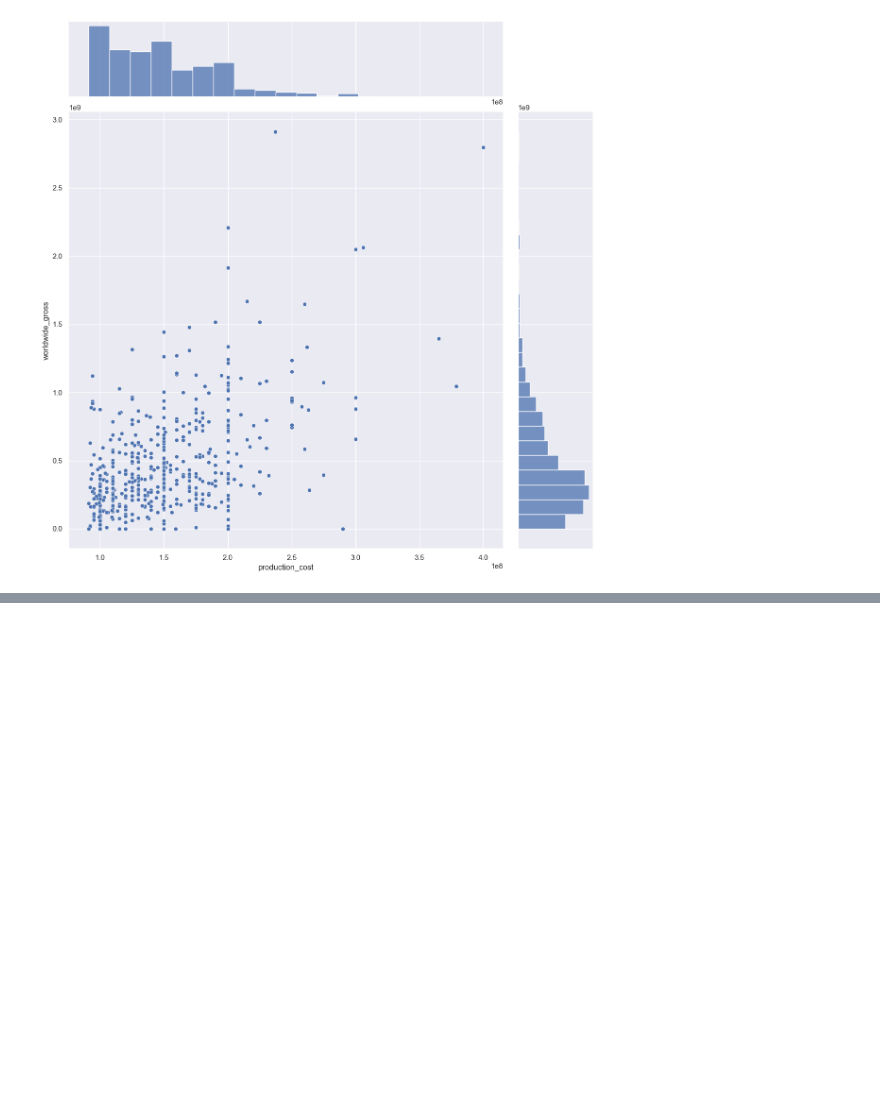
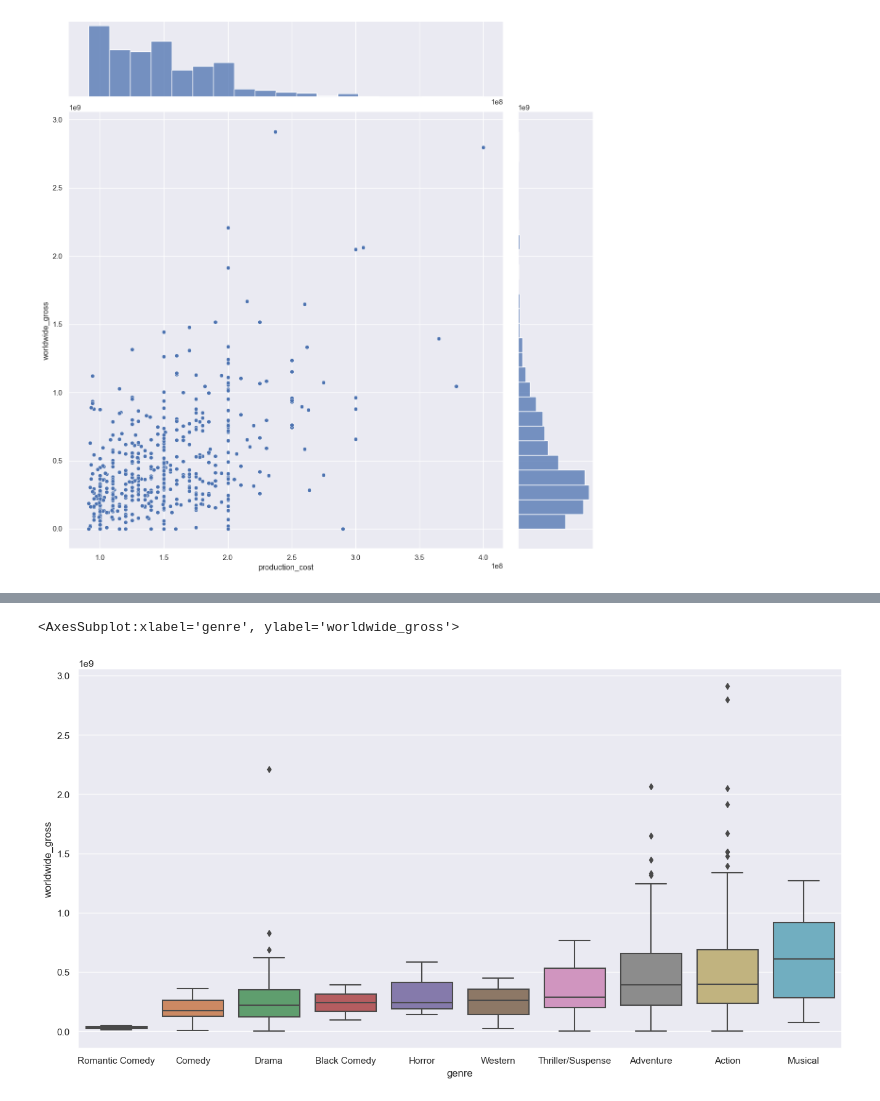
Before and after one commit to emonemoboiii/SC1015-Project-C126-Team1, a Jupyter notebook: Predicting Movie Budget Project.ipynb, the cells around one changed output, grey strips where cells are left out. Saved outputs shown, nothing was run; the diff lists cells and outputs as text; code cells hidden in the pictures; blank space fills up the shorter version.

```diff
--- a/Predicting Movie Budget Project.ipynb
+++ b/Predicting Movie Budget Project.ipynb
@@ -119,0 +224,3 @@ jointDFruntime.corr()
+# %%
+movieCatData = pd.concat([movieCatData, movieData["worldwide_gross"]], axis = 1).reindex(movieCatData.index)
+movieCatData.head()
@@ -119,0 +234,7 @@ jointDFruntime.corr()
+# %%
+f = plt.figure(figsize=(16, 8))
+sb.boxplot(x = 'genre', y = 'worldwide_gross', data = movieCatData,
+           order = movieCatData.groupby('genre')['worldwide_gross'].median().sort_values().index)
+# %% [output]
+<AxesSubplot:xlabel='genre', ylabel='worldwide_gross'>
+[figure, added]
```
Also changed, not shown: parts of 18 cells of this notebook.
